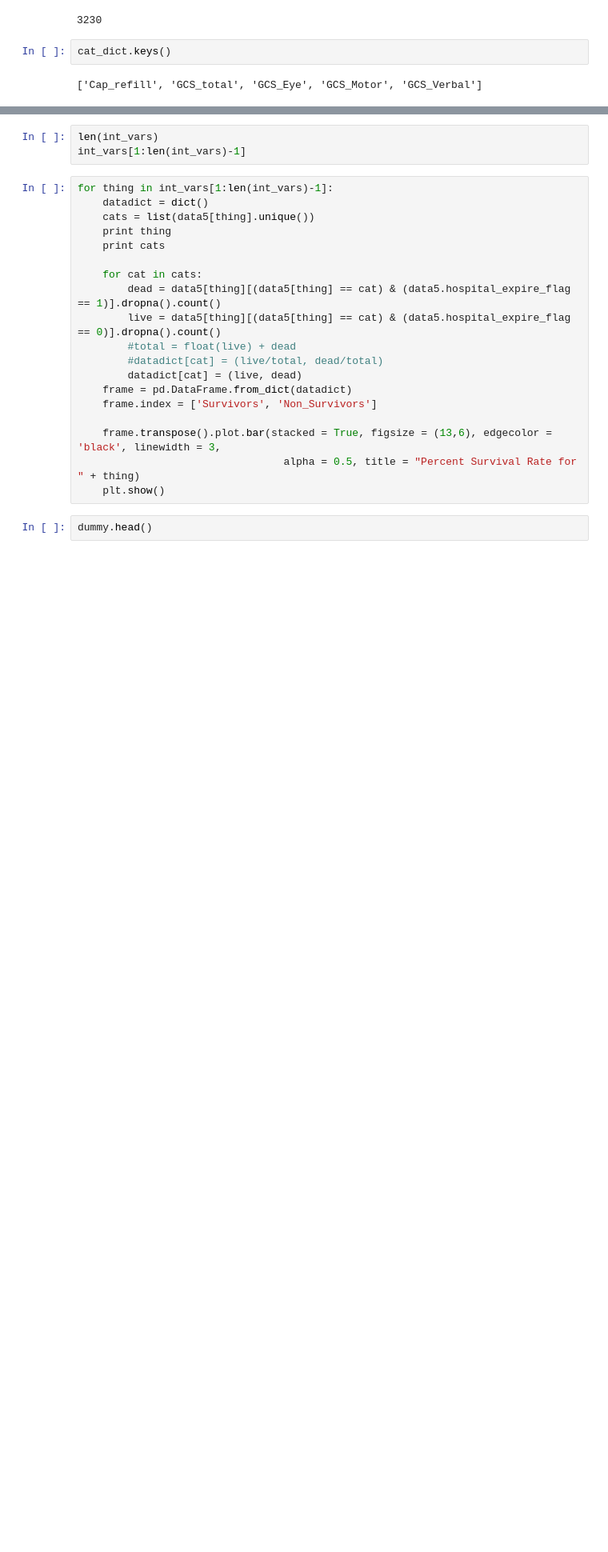
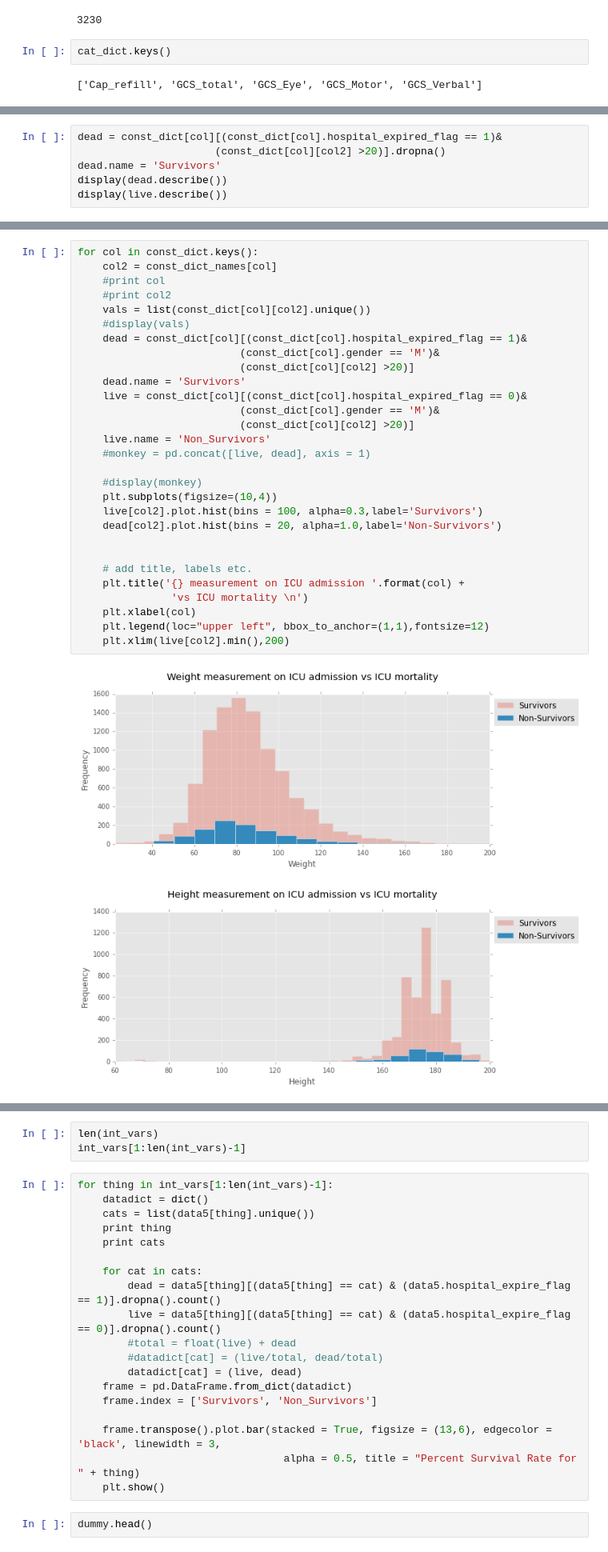
Before and after one commit to RJBeetel3/mimic3_analysis, a Jupyter notebook: CHARTEVENTS_FIRST24.ipynb, the cells around one changed output, grey strips where cells are left out. Shown at 80% size. Cells and saved outputs as stored; diff of their text form; blank space fills up the shorter version.

```diff
--- a/CHARTEVENTS_FIRST24.ipynb
+++ b/CHARTEVENTS_FIRST24.ipynb
@@ -586,0 +610,6 @@ cat_dict.keys()
+# %%
+dead = const_dict[col][(const_dict[col].hospital_expired_flag == 1)&
+                      (const_dict[col][col2] >20)].dropna()
+dead.name = 'Survivors'
+display(dead.describe())
+display(live.describe())
@@ -587 +635,33 @@ cat_dict.keys()
+# %%
+for col in const_dict.keys():
+    col2 = const_dict_names[col]
+    #print col
+    #print col2
+    vals = list(const_dict[col][col2].unique())
+    #display(vals)
+    dead = const_dict[col][(const_dict[col].hospital_expired_flag == 1)&
+                          (const_dict[col].gender == 'M')&
+                          (const_dict[col][col2] >20)]
+    dead.name = 'Survivors'
+    live = const_dict[col][(const_dict[col].hospital_expired_flag == 0)&
+                          (const_dict[col].gender == 'M')&
+                          (const_dict[col][col2] >20)]
+    live.name = 'Non_Survivors'
+    #monkey = pd.concat([live, dead], axis = 1)
+
+    #display(monkey)
+    plt.subplots(figsize=(10,4))
+    live[col2].plot.hist(bins = 100, alpha=0.3,label='Survivors')
+    dead[col2].plot.hist(bins = 20, alpha=1.0,label='Non-Survivors')
+
+
+    # add title, labels etc.
+    plt.title('{} measurement on ICU admission '.format(col) +
+               'vs ICU mortality \n')
+    plt.xlabel(col)
+    plt.legend(loc="upper left", bbox_to_anchor=(1,1),fontsize=12)
+    plt.xlim(live[col2].min(),200)
+# %% [output]
+[figure, added]
+[figure, added]
 # %%
```
Also changed, not shown: parts of 5 cells of this notebook.
